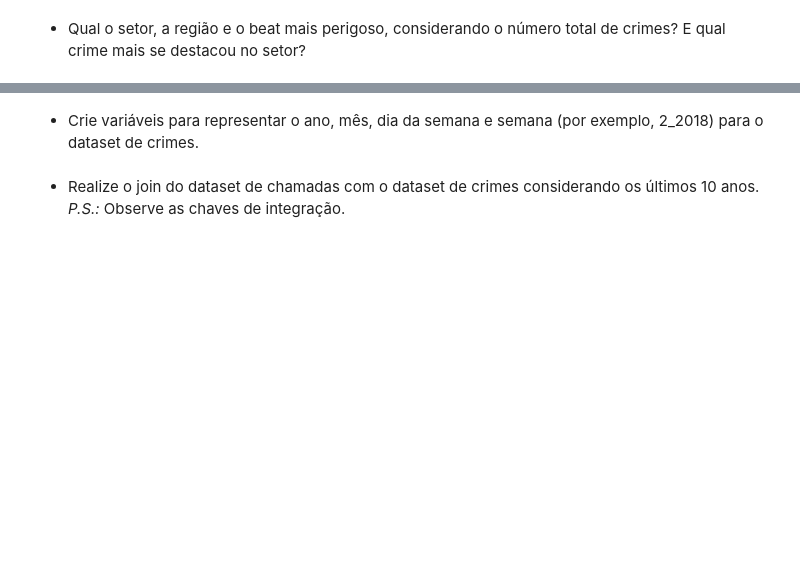
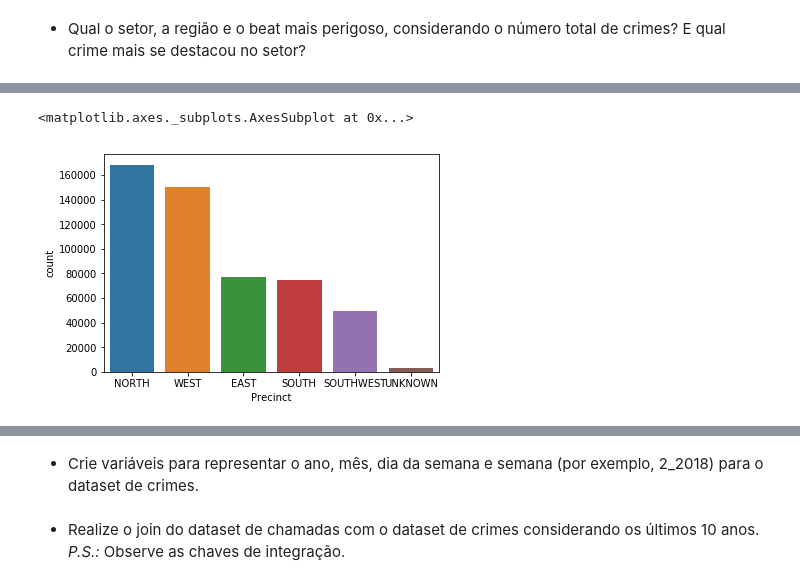
Before and after one commit to aurindo/programming_data_science, a Jupyter notebook: Prova - PDSDA.ipynb, the cells around one changed output, grey strips where cells are left out. Drawn from its saved outputs; the diff is of its cells as text; code cells hidden in the pictures; blank space fills up the shorter version.

```diff
--- a/Prova - PDSDA.ipynb
+++ b/Prova - PDSDA.ipynb
@@ -398,0 +434,8 @@ sns.countplot(x='year',data=dfCallByYears)
+# %%
+sort = dfCrime['Precinct'].value_counts().iloc[:10].index
+sns.countplot(x='Precinct', data=dfCrime, order=sort)
+
+# Qual o Região considerando o número total de crimes? Resposta: NORTH
+# %% [output]
+<matplotlib.axes._subplots.AxesSubplot at 0x...>
+[figure, added]
```
Also changed, not shown: parts of 13 cells of this notebook.
